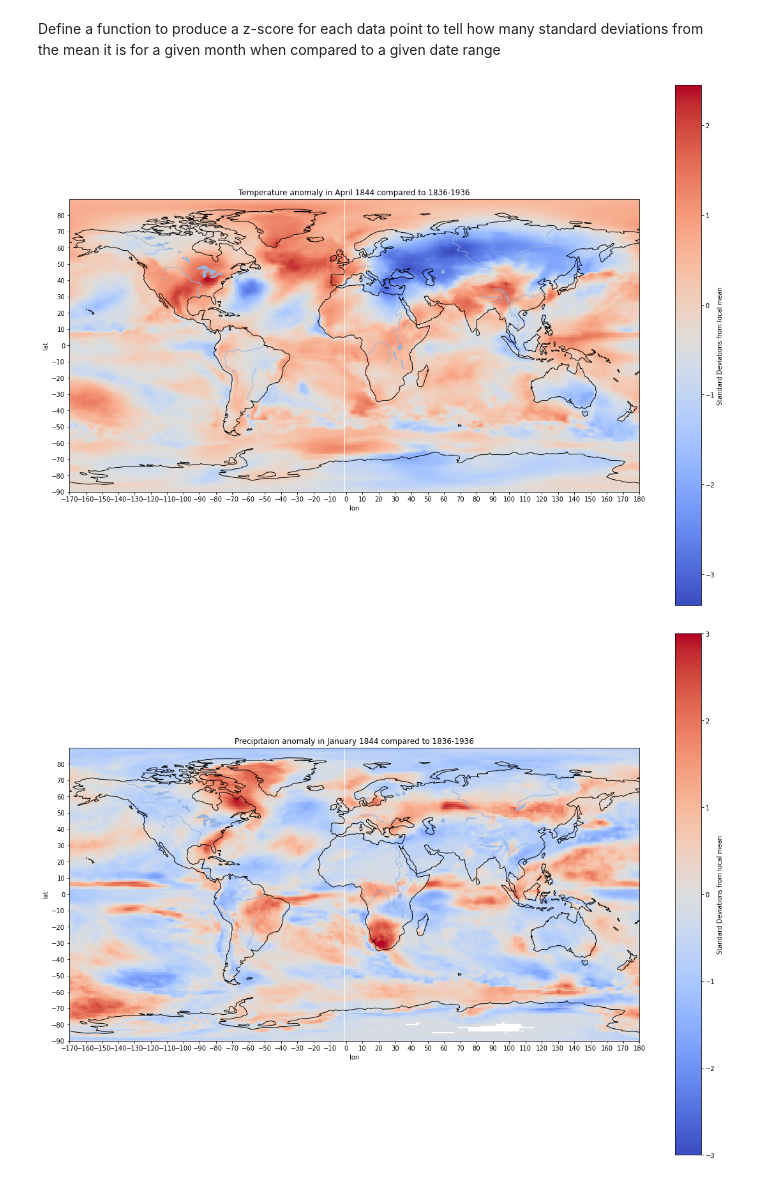
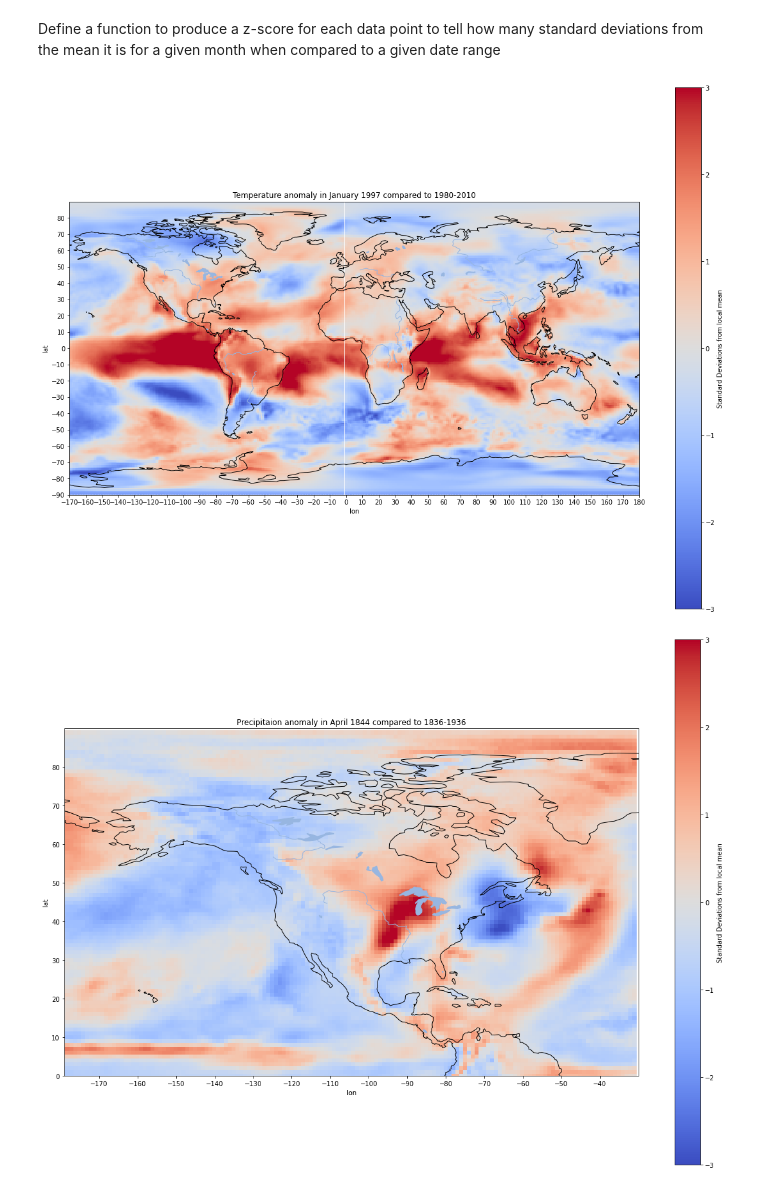
Before and after one commit to bparazin/ESS-Visualization, a Jupyter notebook: Missouri Reanalysis Anomaly Visualization.ipynb, the cells around one changed output. Drawn from its saved outputs; the diff is of its cells as text; code cells hidden in the pictures.

Commit message:
Polished anomaly visualization

```diff
--- a/Missouri Reanalysis Anomaly Visualization.ipynb
+++ b/Missouri Reanalysis Anomaly Visualization.ipynb
@@ -128,17 +128,19 @@ def generate_z_score(data, datakey, month, start_year, end_year, focus_year, has
 
     return z_score
 # %%
-temp_z_score = generate_z_score(temp_data, "air", 4, 1836, 1936, 1844, False)
+temp_z_score = generate_z_score(temp_data, "air", 1, 1980, 2010, 1998, False)
 
 vis.plot_data(temp_z_score["lon"], temp_z_score["lat"], temp_z_score["score"],
-              "Standard Deviations from local mean", "Temperature anomaly in April 1844 compared to 1836-1936")
+              "Standard Deviations from local mean", "Temperature anomaly in January 1997 compared to 1980-2010",
+              has_scale_bounds = True, scale_min = -3, scale_max = 3)
 # %% [output]
-[figure, old version]
+[figure, new version]
 # %%
-rain_z_score = generate_z_score(rain_data, "apcp", 1, 1836, 1936, 1844, False)
+rain_z_score = generate_z_score(rain_data, "apcp", 4, 1836, 1936, 1844, False)
 
 vis.plot_data(rain_z_score["lon"], rain_z_score["lat"], rain_z_score["score"],
-              "Standard Deviations from local mean", "Precipitaion anomaly in January 1844 compared to 1836-1936",
-              has_scale_bounds = True, scale_min = -3, scale_max = 3)
+              "Standard Deviations from local mean", "Precipitaion anomaly in April 1844 compared to 1836-1936",
+              has_scale_bounds = True, scale_min = -3, scale_max = 3,
+              lon_min = lon_start, lon_max = lon_end, lat_min = lat_start, lat_max = lat_end)
 # %% [output]
-[figure, old version]
+[figure, new version]
```
